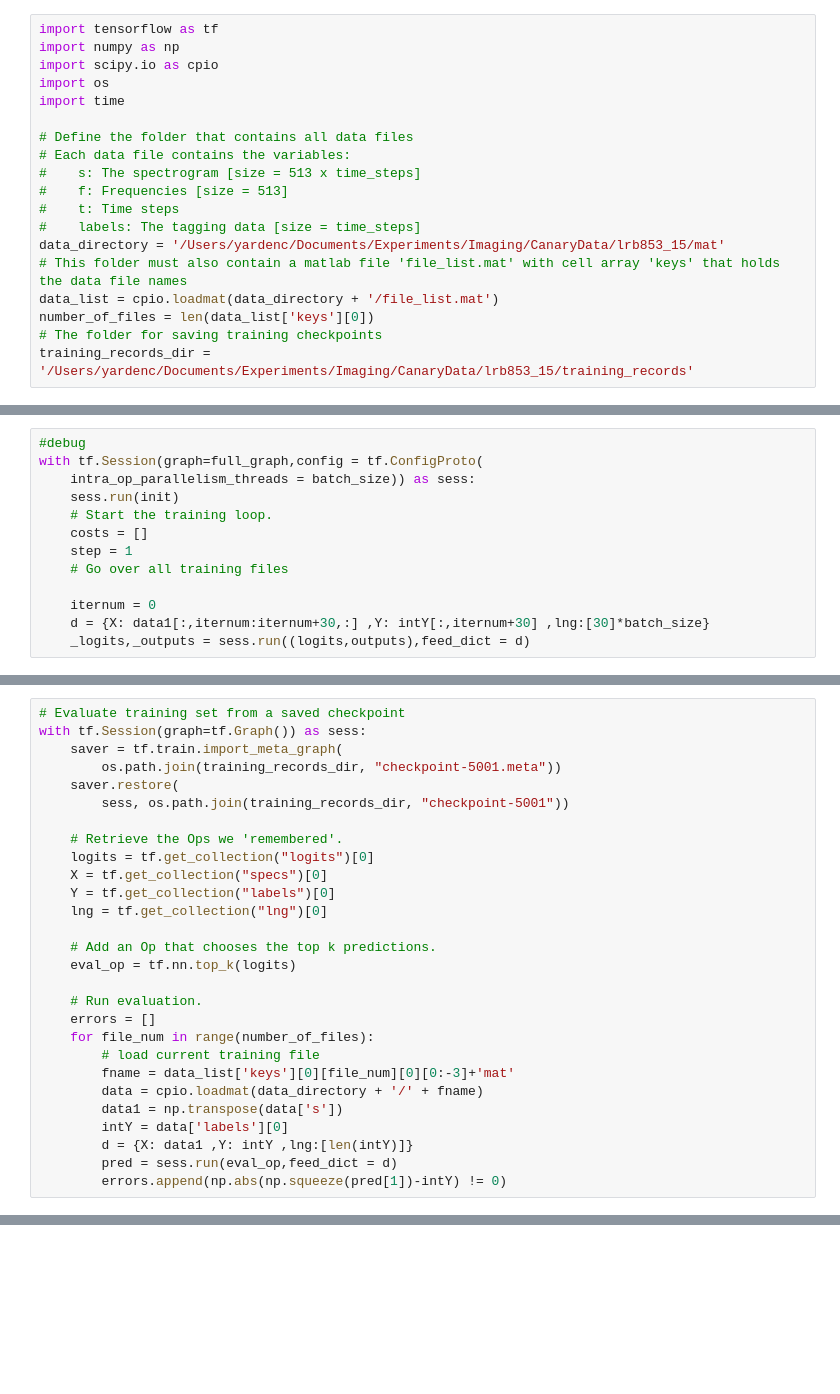
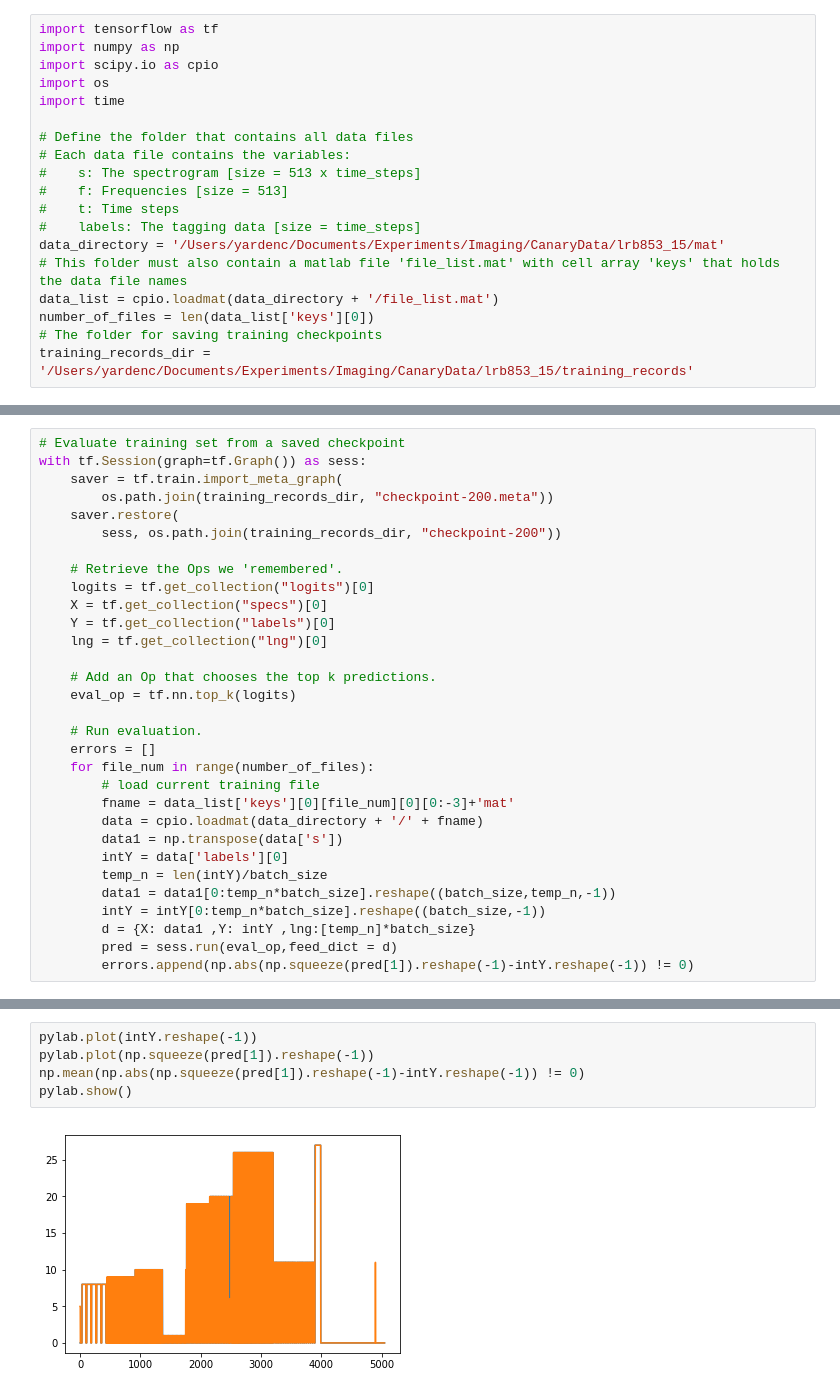
Before and after one commit to vocalpy/vak, a Jupyter notebook: bidirectional_LSTM_with_cost_batch.ipynb, the cells around one changed output, grey strips where cells are left out. Drawn from its saved outputs; the diff is of its cells as text; blank space fills up the shorter version.

```diff
--- a/bidirectional_LSTM_with_cost_batch.ipynb
+++ b/bidirectional_LSTM_with_cost_batch.ipynb
@@ -103,13 +148,0 @@ intY = intY[0:temp_n*batch_size].reshape((batch_size,-1))
-# %%
-#debug
-with tf.Session(graph=full_graph,config = tf.ConfigProto(
-    intra_op_parallelism_threads = batch_size)) as sess:
-    sess.run(init)
-    # Start the training loop.
-    costs = []
-    step = 1
-    # Go over all training files
-
-    iternum = 0
-    d = {X: data1[:,iternum:iternum+30,:] ,Y: intY[:,iternum+30] ,lng:[30]*batch_size}
-    _logits,_outputs = sess.run((logits,outputs),feed_dict = d)
@@ -189,9 +159,9 @@ data1[:,1:4,:].shape
 # Evaluate training set from a saved checkpoint
 with tf.Session(graph=tf.Graph()) as sess:
     saver = tf.train.import_meta_graph(
-        os.path.join(training_records_dir, "checkpoint-5001.meta"))
+        os.path.join(training_records_dir, "checkpoint-200.meta"))
     saver.restore(
-        sess, os.path.join(training_records_dir, "checkpoint-5001"))
+        sess, os.path.join(training_records_dir, "checkpoint-200"))
 
     # Retrieve the Ops we 'remembered'.
     logits = tf.get_collection("logits")[0]
@@ -210,6 +180,9 @@ with tf.Session(graph=tf.Graph()) as sess:
         data = cpio.loadmat(data_directory + '/' + fname)
         data1 = np.transpose(data['s'])
         intY = data['labels'][0]
-        d = {X: data1 ,Y: intY ,lng:[len(intY)]}
+        temp_n = len(intY)/batch_size
+        data1 = data1[0:temp_n*batch_size].reshape((batch_size,temp_n,-1))
+        intY = intY[0:temp_n*batch_size].reshape((batch_size,-1))
+        d = {X: data1 ,Y: intY ,lng:[temp_n]*batch_size}
         pred = sess.run(eval_op,feed_dict = d)
-        errors.append(np.abs(np.squeeze(pred[1])-intY) != 0)
+        errors.append(np.abs(np.squeeze(pred[1]).reshape(-1)-intY.reshape(-1)) != 0)
@@ -227,0 +206,7 @@ with tf.Session(graph=tf.Graph()) as sess:
+# %%
+pylab.plot(intY.reshape(-1))
+pylab.plot(np.squeeze(pred[1]).reshape(-1))
+np.mean(np.abs(np.squeeze(pred[1]).reshape(-1)-intY.reshape(-1)) != 0)
+pylab.show()
+# %% [output]
+[figure, added]
```
Also changed, not shown: parts of 11 cells of this notebook.
